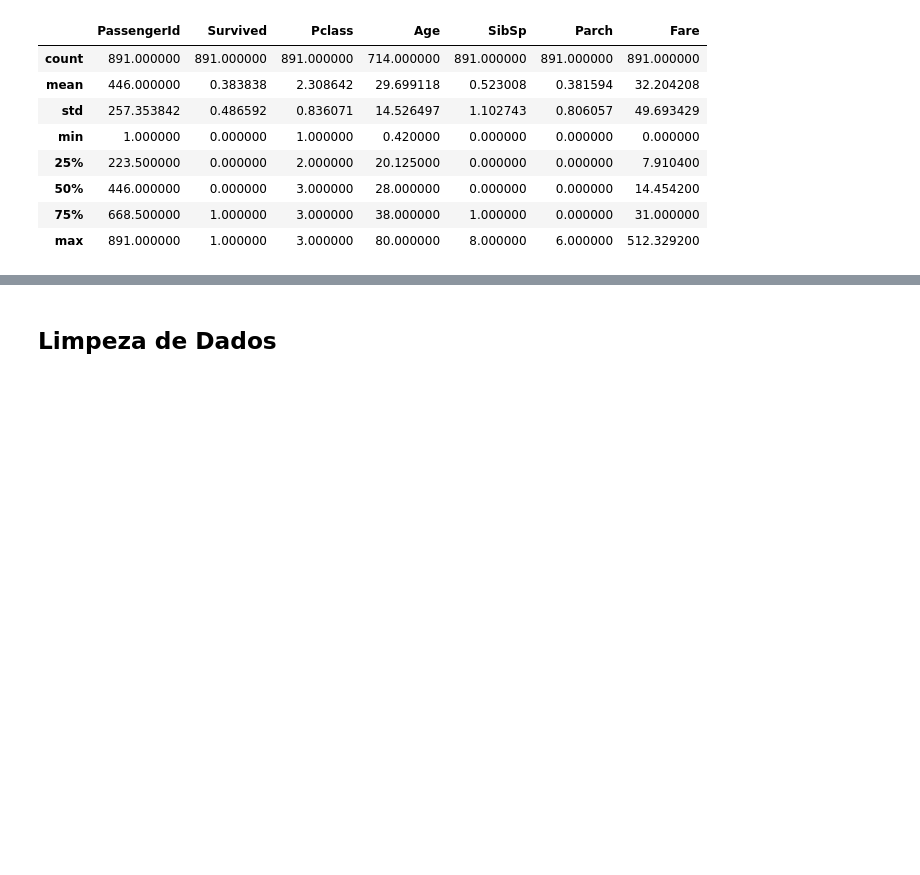
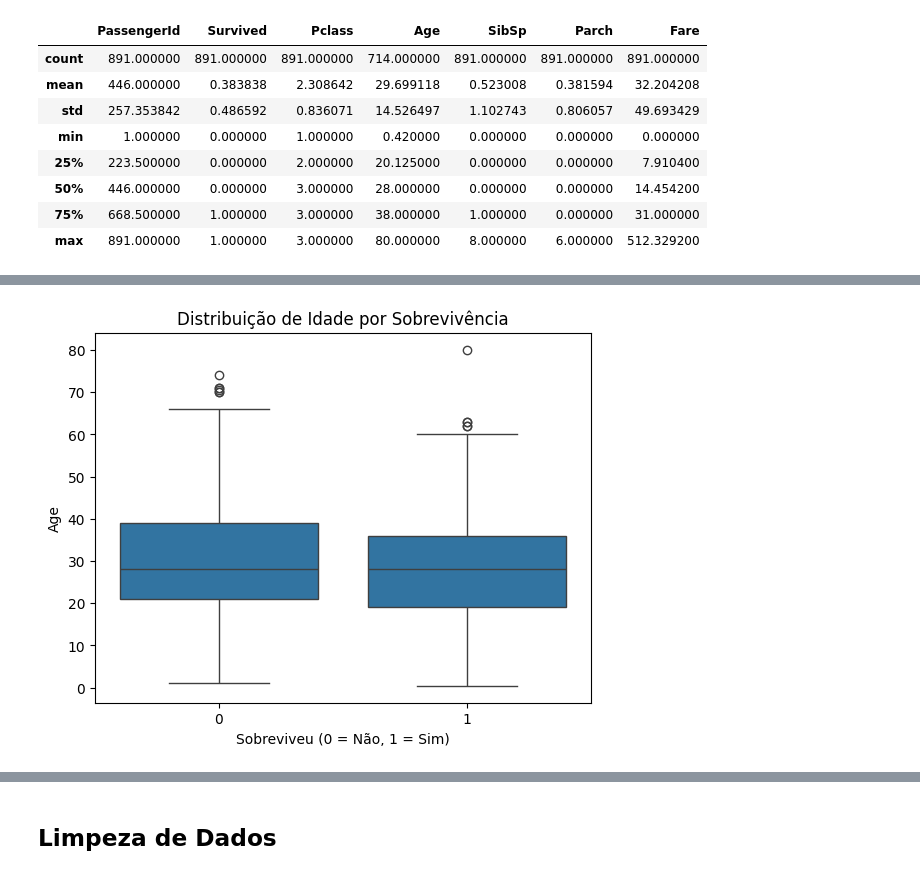
Before and after one commit to thalesgmendes/titanic-survival-analysis, a Jupyter notebook: Rede_Neurais_Avaliação_P3.ipynb, the cells around one changed output, grey strips where cells are left out. Cells and saved outputs as stored; diff of their text form; code cells hidden in the pictures; blank space fills up the shorter version.

```diff
--- a/Rede_Neurais_Avaliação_P3.ipynb
+++ b/Rede_Neurais_Avaliação_P3.ipynb
@@ -71,0 +100,7 @@ df.describe()
+# %%
+sns.boxplot(x='Survived', y='Age', data=df)
+plt.title('Distribuição de Idade por Sobrevivência')
+plt.xlabel('Sobreviveu (0 = Não, 1 = Sim)')
+plt.show()
+# %% [output]
+[figure, added]
```
Also changed, not shown: parts of 5 cells of this notebook.
